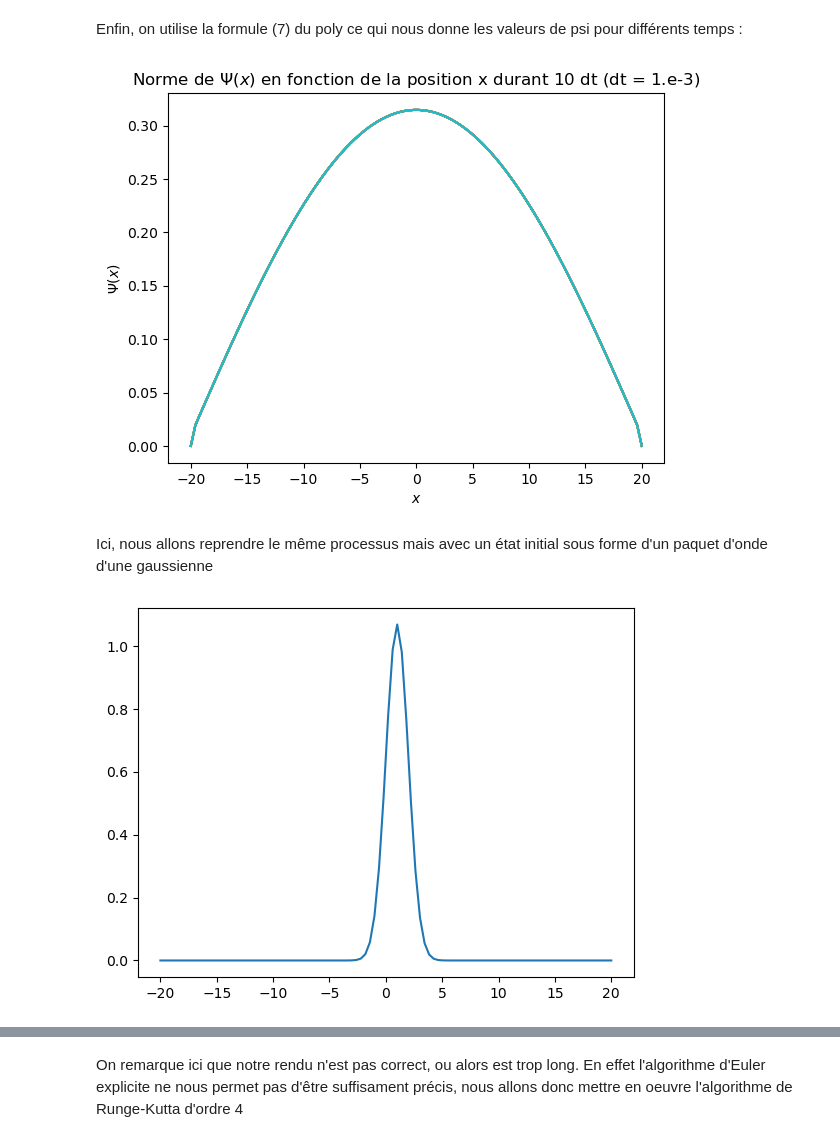
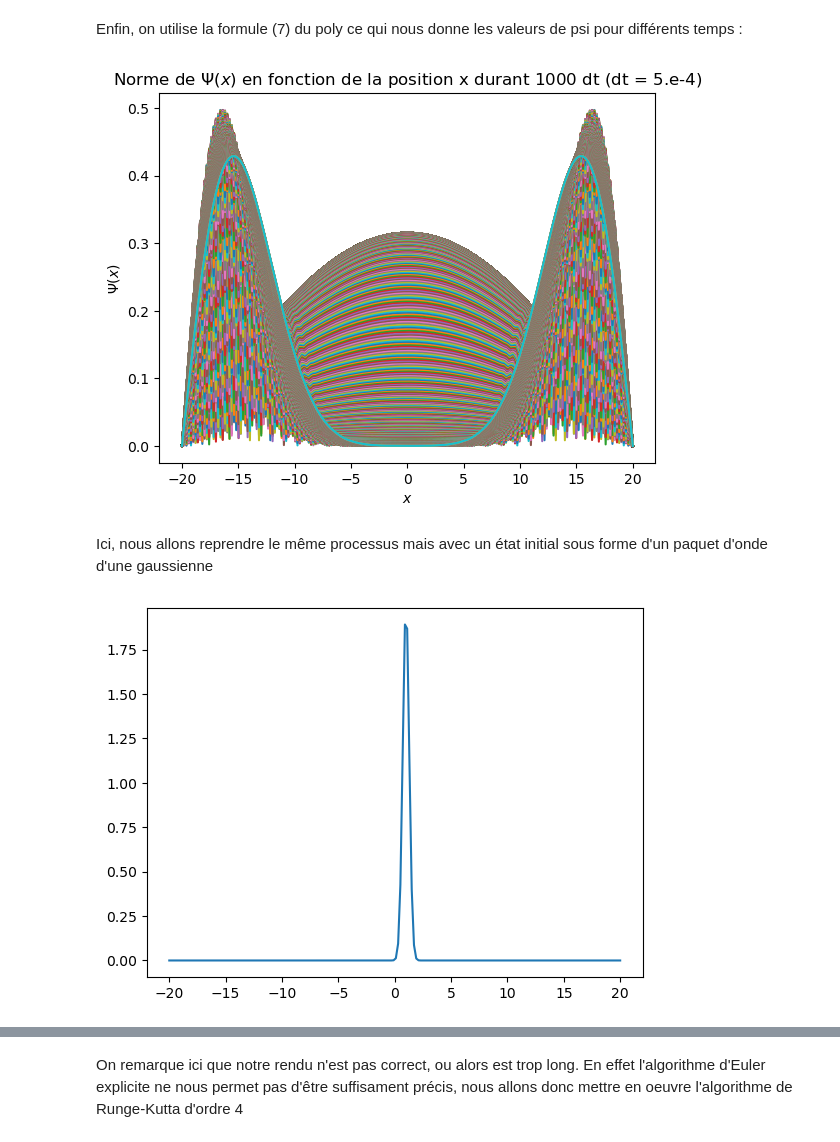
Before and after one commit to lucasboistay/shrodinger_simulation, a Jupyter notebook: evo_temp.ipynb, the cells around one changed output, grey strips where cells are left out. Cells and saved outputs as stored; diff of their text form; code cells hidden in the pictures.

```diff
--- a/evo_temp.ipynb
+++ b/evo_temp.ipynb
@@ -15,11 +15,11 @@ from numba import njit
 from time import perf_counter
 
 # On définit d'abord les constantes dx et dt.
-N = 100
+N = 200
 L = 20
 dx = L/N
 
-M = 10000
+M = 20000
 T = 10
 dt = T/M
 dt_approx = np.format_float_scientific(dt, precision = 1, exp_digits=1)
@@ -132,30 +133,30 @@ Enfin, on utilise la formule (7) du poly ce qui nous donne les valeurs de psi po
 # %%
 # On crée la fonction pour afficher les graphiques
 
 def get_graph(psi,potentiel,method,name,nb_dt):
     """
     Return final graph, and save with number M, time nb_dt, and a chosen name
     :param psi: initial psi
     :param potentiel: potentiel of situation
     :param method: method for solbing ODE
     :param name: name to put on the graph
     :param nb_dt: number of step to show
     """
     for i in range(nb_dt):
         psi = method(psi,potentiel)
         plt.plot(x,abs(psi),label="Numérique $t=%i \cdot dt$" %i)
     plt.xlabel('$x$')
     plt.ylabel('$\Psi(x)$')
     plt.title('Norme de $\Psi(x)$ en fonction de la position x durant %i dt (dt = %s)' %(nb_dt,dt_approx))
     plt.savefig('docs/tempo/psi_fonction_de_x_%s_m%i_duree_%i.pdf' %(name,M,nb_dt),format='pdf')
     plt.savefig('docs/tempo/psi_fonction_de_x_%s_m%i_duree_%i.jpeg' %(name,M,nb_dt),format='jpeg')
     plt.show()
 
 w_test,v_test = get_psi_statio(V_nul)
 psi0 = v_test[0] #Première harmonique
-get_graph(psi0,V_nul,euler,"euler_etat_statio0",10)
+get_graph(psi0,V_nul,euler,"euler_etat_statio0",1000)
 # %% [output]
-[figure, old version]
+[figure, new version]
 # %% [markdown]
 Ici, nous allons reprendre le même processus mais avec un état initial sous forme d'un paquet d'onde d'une gaussienne
 # %%
@@ -169,17 +170,17 @@ def get_psi_gauss(x0,sigma):
     psi = np.zeros(N,dtype=complex)
 
     for i in range(N):
-        inside_exp = -((x[i]-x0)**2)/(2*(sigma**2))
-        psi[i] = np.exp(inside_exp)/(sigma*np.sqrt(2*np.pi))
+        inside_exp = -((x[i]-x0)**2)*(sigma**2)/4
+        psi[i] = np.exp(inside_exp)/(sigma*np.sqrt(2*np.pi))*sigma**(3/2)
 
     psi = normalize(psi,dx)
     return psi
 
-psi0 = get_psi_gauss(1,1)
+psi0 = get_psi_gauss(1,5)
 plt.plot(x,np.abs(psi0))
 plt.show()
 # %% [output]
-[figure, old version]
+[figure, new version]
 # %%
 get_graph(psi0,V_nul,euler,"euler_gaussienne",100)
 # %% [output]
```
Also changed, not shown: parts of 6 cells of this notebook, 32 other files.
